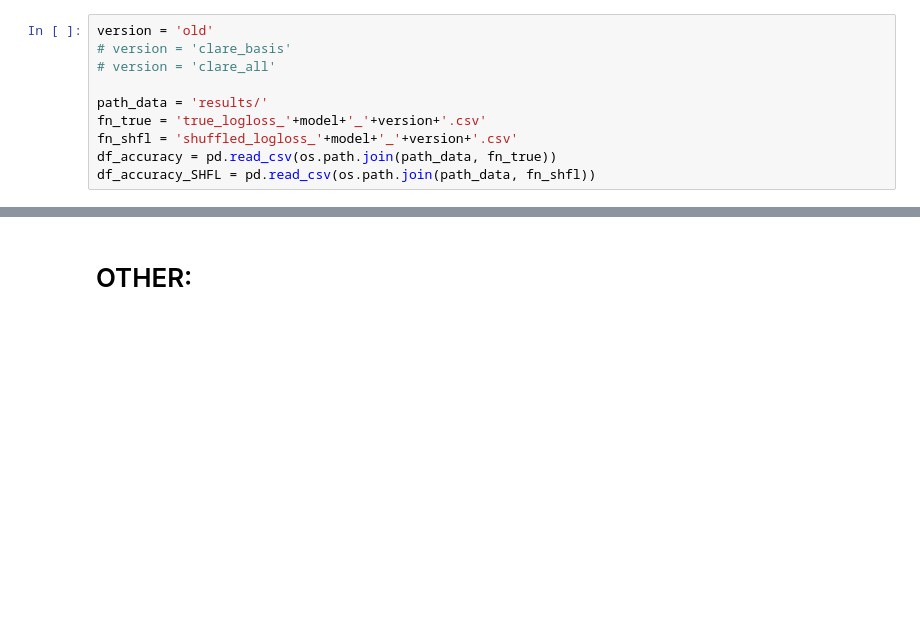
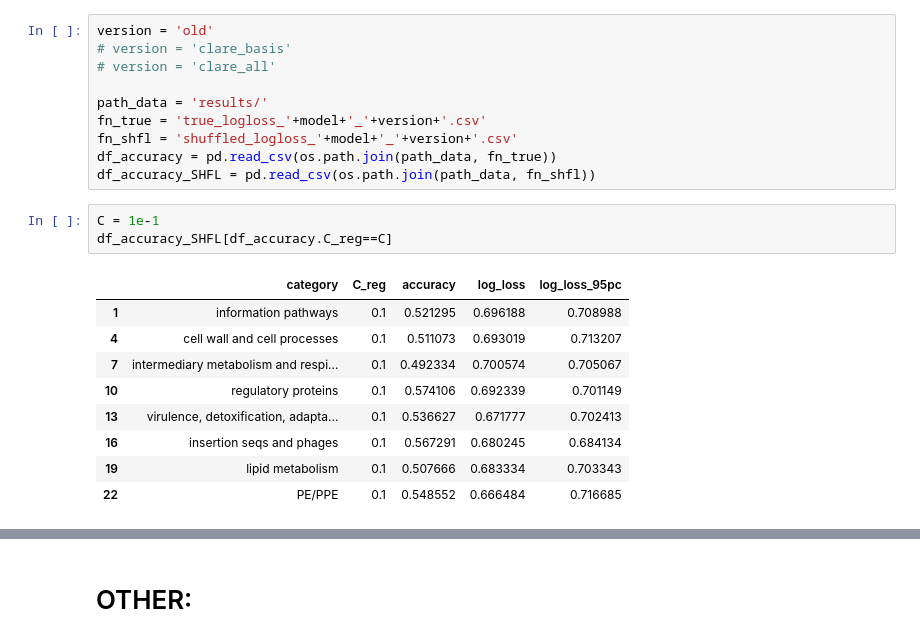
Before and after one commit to ajinich/mtb_tn_db, a Jupyter notebook: ml-standardised_data/adrian_log_reg.ipynb, the cells around one changed output, grey strips where cells are left out. Drawn from its saved outputs; the diff is of its cells as text; blank space fills up the shorter version.

```diff
--- a/ml-standardised_data/adrian_log_reg.ipynb
+++ b/ml-standardised_data/adrian_log_reg.ipynb
@@ -209,6 +206,19 @@ fn_true = 'true_logloss_'+model+'_'+version+'.csv'
 fn_shfl = 'shuffled_logloss_'+model+'_'+version+'.csv'
 df_accuracy = pd.read_csv(os.path.join(path_data, fn_true))
 df_accuracy_SHFL = pd.read_csv(os.path.join(path_data, fn_shfl))
+# %%
+C = 1e-1
+df_accuracy_SHFL[df_accuracy.C_reg==C]
+# %% [output]
+|  | category | C_reg | accuracy | log_loss | log_loss_95pc |
+| 1 | information pathways | 0.1 | 0.521295 | 0.696188 | 0.708988 |
+| 4 | cell wall and cell processes | 0.1 | 0.511073 | 0.693019 | 0.713207 |
+| 7 | intermediary metabolism and respi... | 0.1 | 0.492334 | 0.700574 | 0.705067 |
+| 10 | regulatory proteins | 0.1 | 0.574106 | 0.692339 | 0.701149 |
+| 13 | virulence, detoxification, adapta... | 0.1 | 0.536627 | 0.671777 | 0.702413 |
+| 16 | insertion seqs and phages | 0.1 | 0.567291 | 0.680245 | 0.684134 |
+| 19 | lipid metabolism | 0.1 | 0.507666 | 0.683334 | 0.703343 |
+| 22 | PE/PPE | 0.1 | 0.548552 | 0.666484 | 0.716685 |
 # %%
 # Choose which regularization parameter to plot:
 
```
Also changed, not shown: parts of 6 cells of this notebook, 3 other files.
